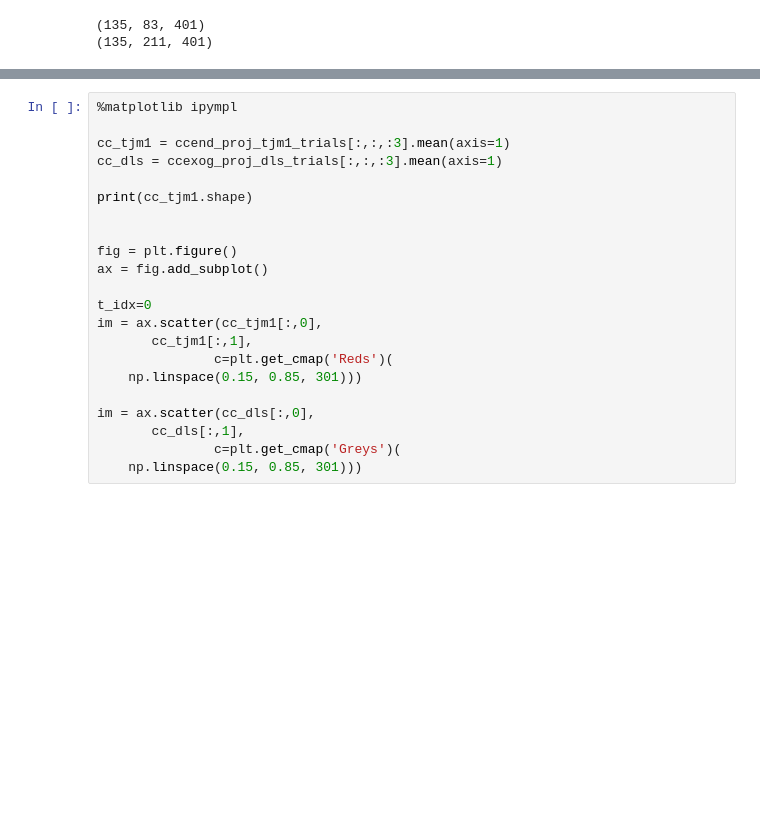
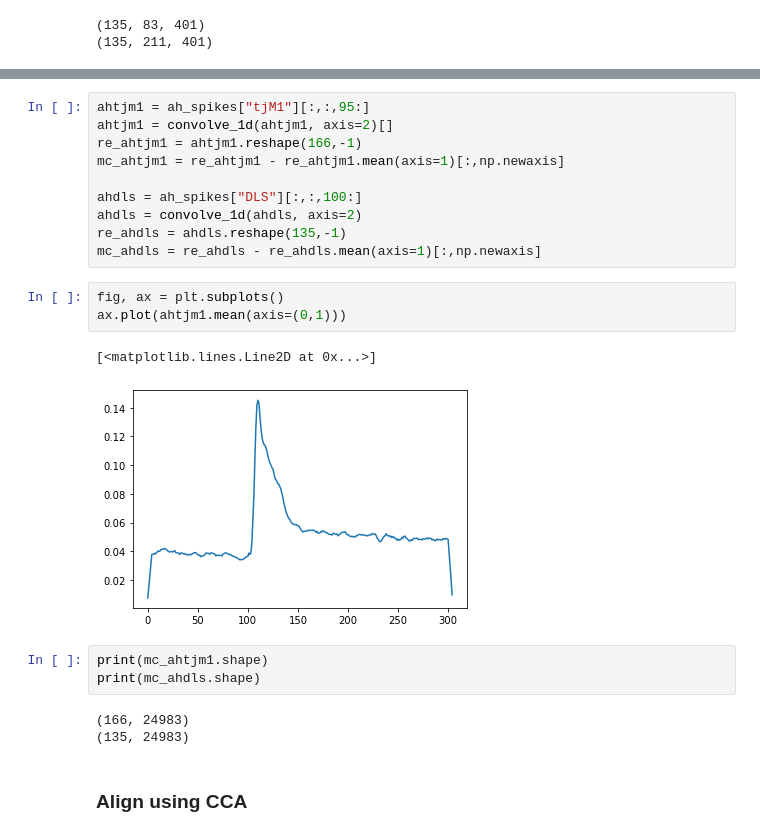
Before and after one commit to abisi/comm-project, a Jupyter notebook: code/cca-alex.ipynb, the cells around one changed output, grey strips where cells are left out. Cells and saved outputs as stored; diff of their text form; blank space fills up the shorter version.

```diff
--- a/code/cca-alex.ipynb
+++ b/code/cca-alex.ipynb
@@ -318,22 +122,24 @@ im = ax.scatter(cc_dls[:,0].mean(axis=1),
-# %%
-%matplotlib ipympl
-
-cc_tjm1 = ccend_proj_tjm1_trials[:,:,:3].mean(axis=1)
-cc_dls = ccexog_proj_dls_trials[:,:,:3].mean(axis=1)
-
-print(cc_tjm1.shape)
-
-
-fig = plt.figure()
-ax = fig.add_subplot()
-
-t_idx=0
-im = ax.scatter(cc_tjm1[:,0],
-       cc_tjm1[:,1],
-               c=plt.get_cmap('Reds')(
-    np.linspace(0.15, 0.85, 301)))
-
-im = ax.scatter(cc_dls[:,0],
-       cc_dls[:,1],
-               c=plt.get_cmap('Greys')(
-    np.linspace(0.15, 0.85, 301)))
+# %%
+ahtjm1 = ah_spikes["tjM1"][:,:,95:]
+ahtjm1 = convolve_1d(ahtjm1, axis=2)[]
+re_ahtjm1 = ahtjm1.reshape(166,-1)
+mc_ahtjm1 = re_ahtjm1 - re_ahtjm1.mean(axis=1)[:,np.newaxis]
+
+ahdls = ah_spikes["DLS"][:,:,100:]
+ahdls = convolve_1d(ahdls, axis=2)
+re_ahdls = ahdls.reshape(135,-1)
+mc_ahdls = re_ahdls - re_ahdls.mean(axis=1)[:,np.newaxis]
+# %%
+fig, ax = plt.subplots()
+ax.plot(ahtjm1.mean(axis=(0,1)))
+# %% [output]
+[<matplotlib.lines.Line2D at 0x...>]
+[figure, added]
+# %%
+print(mc_ahtjm1.shape)
+print(mc_ahdls.shape)
+# %% [output]
+(166, 24983)
+(135, 24983)
+# %% [markdown]
+### Align using CCA
```
Also changed, not shown: parts of 47 cells of this notebook.
